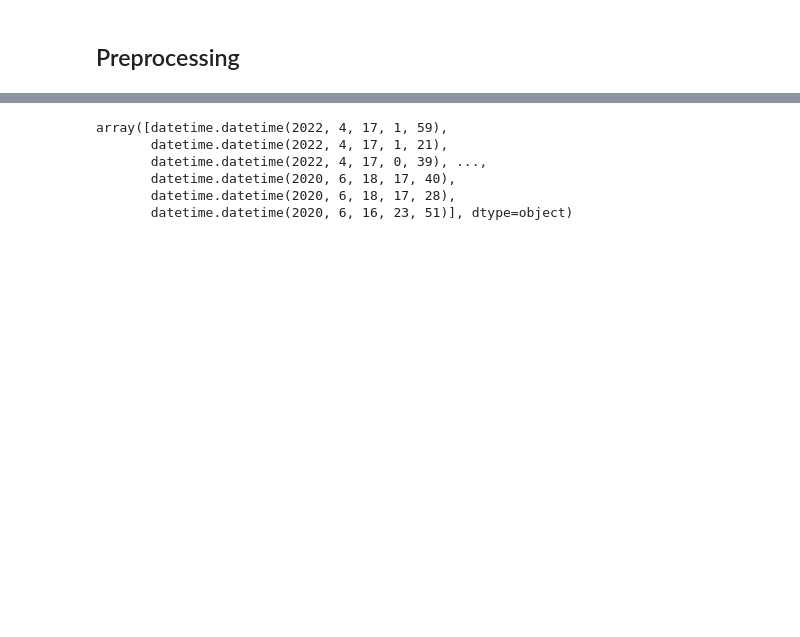
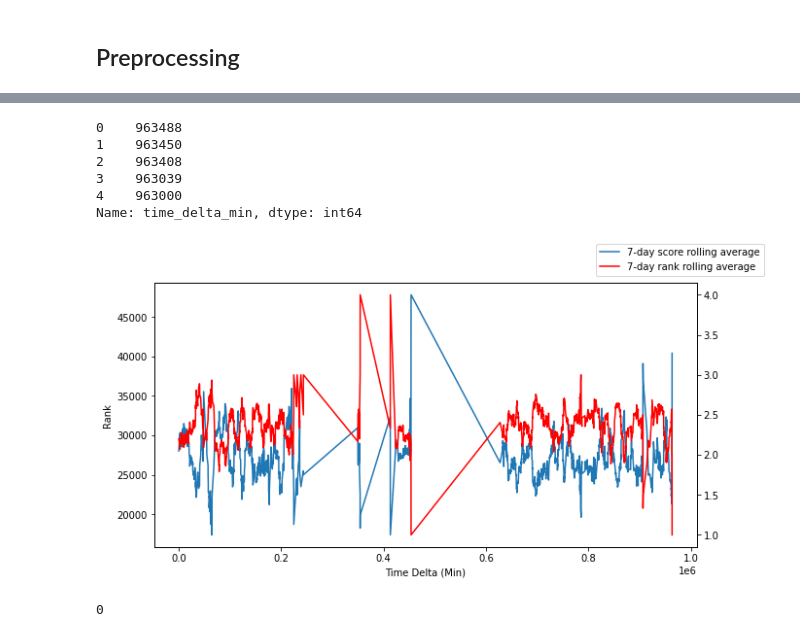
Before and after one commit to enjuichang/mahjong-soul-model, a Jupyter notebook: model.ipynb, the cells around one changed output, grey strips where cells are left out. Cells and saved outputs as stored; diff of their text form; code cells hidden in the pictures; blank space fills up the shorter version.

```diff
--- a/model.ipynb
+++ b/model.ipynb
@@ -54,3 +59,36 @@ plt.show()
+# %%
+# Convert time data to timedelta for processing in stan
+df['base_time'] = [df['time'].iloc[-1] for _ in range(len(df))]
+df['time_delta_min'] = (df['time'] - df['base_time']) / pd.Timedelta(minutes=1)
+
+# Transform data type
+df['time_delta_min'] = df['time_delta_min'].astype(int)
+df['time_delta_min'].head()
+# %% [output]
+0    963488
+1    963450
+2    963408
+3    963039
+4    963000
+Name: time_delta_min, dtype: int64
+# %%
+# Plot data
+fig, ax1 = plt.subplots(figsize = (10,5))
+ax1.plot(df['time_delta_min'], df["7d_avg_score"], label = "7-day score rolling average")
+
+ax2 = ax1.twinx()
+ax2.plot(df['time_delta_min'], df["7d_avg_rank"], color= "red",label = "7-day rank rolling average")
+ax1.set_xlabel("Time Delta (Min)")
+ax1.set_ylabel("Score")
+ax1.set_ylabel("Rank")
+fig.legend()
+plt.show()
+# %% [output]
+[figure, added]
+# %%
+sum(df['time_delta_min'].isna())
+# %% [output]
+0
 # %%
 # Write model 1
 stan_code_1 = """
@@ -71,9 +109,0 @@ model {
-# %%
-x = df['time'].dt.to_pydatetime()
-# %% [output]
-array([datetime.datetime(2022, 4, 17, 1, 59),
-       datetime.datetime(2022, 4, 17, 1, 21),
-       datetime.datetime(2022, 4, 17, 0, 39), ...,
-       datetime.datetime(2020, 6, 18, 17, 40),
-       datetime.datetime(2020, 6, 18, 17, 28),
-       datetime.datetime(2020, 6, 16, 23, 51)], dtype=object)
```
Also changed, not shown: parts of 9 cells of this notebook.
